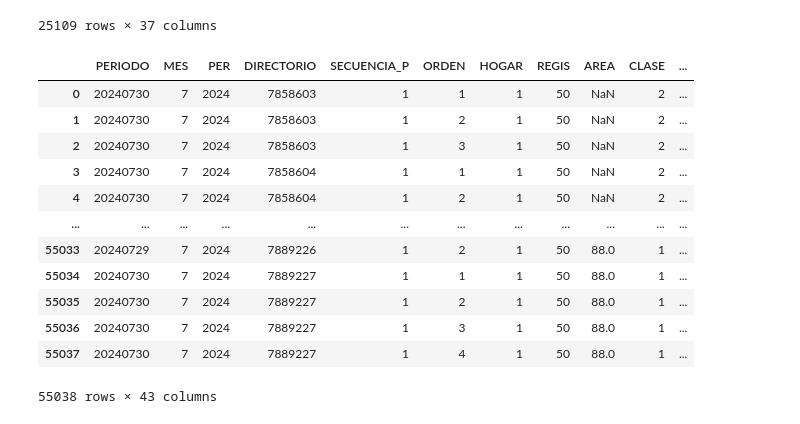
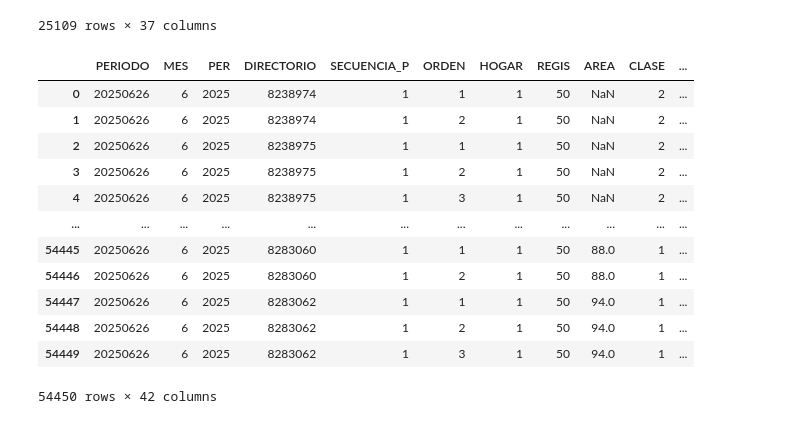
Before and after one commit to DanielaGiraldo2003/Electiva-1-analisis-de-datos, a Jupyter notebook: Notebooks/02 -GEIH24_manipulacion_tablas.ipynb, the cells around one changed output. Cells and saved outputs as stored; diff of their text form; code cells hidden in the pictures.

```diff
--- a/Notebooks/02 -GEIH24_manipulacion_tablas.ipynb
+++ b/Notebooks/02 -GEIH24_manipulacion_tablas.ipynb
@@ -79,24 +79,24 @@ df_No_ocupados
 25109 rows × 37 columns
 # %%
 #Leyendo los datos de la GEIH
-df_fuerza_trabajo = pd.read_csv('https://github.com/niconomist98/DataAnalyticsUQ/raw/refs/heads/main/Datos/GEIH2024/Fuerza%20de%20trabajo.CSV'
+df_fuerza_trabajo = pd.read_csv('https://github.com/niconomist98/DataAnalyticsUQ/raw/refs/heads/main/Datos/GEIH2025/Fuerza%20de%20trabajo.CSV'
                          ,encoding='latin',sep=';')
 
 df_fuerza_trabajo
 # %% [output]
 |  | PERIODO | MES | PER | DIRECTORIO | SECUENCIA_P | ORDEN | HOGAR | REGIS | AREA | CLASE | ... |
-| 0 | 20240730 | 7 | 2024 | 7858603 | 1 | 1 | 1 | 50 | NaN | 2 | ... |
-| 1 | 20240730 | 7 | 2024 | 7858603 | 1 | 2 | 1 | 50 | NaN | 2 | ... |
-| 2 | 20240730 | 7 | 2024 | 7858603 | 1 | 3 | 1 | 50 | NaN | 2 | ... |
-| 3 | 20240730 | 7 | 2024 | 7858604 | 1 | 1 | 1 | 50 | NaN | 2 | ... |
-| 4 | 20240730 | 7 | 2024 | 7858604 | 1 | 2 | 1 | 50 | NaN | 2 | ... |
+| 0 | 20250626 | 6 | 2025 | 8238974 | 1 | 1 | 1 | 50 | NaN | 2 | ... |
+| 1 | 20250626 | 6 | 2025 | 8238974 | 1 | 2 | 1 | 50 | NaN | 2 | ... |
+| 2 | 20250626 | 6 | 2025 | 8238975 | 1 | 1 | 1 | 50 | NaN | 2 | ... |
+| 3 | 20250626 | 6 | 2025 | 8238975 | 1 | 2 | 1 | 50 | NaN | 2 | ... |
+| 4 | 20250626 | 6 | 2025 | 8238975 | 1 | 3 | 1 | 50 | NaN | 2 | ... |
 | ... | ... | ... | ... | ... | ... | ... | ... | ... | ... | ... | ... |
-| 55033 | 20240729 | 7 | 2024 | 7889226 | 1 | 2 | 1 | 50 | 88.0 | 1 | ... |
-| 55034 | 20240730 | 7 | 2024 | 7889227 | 1 | 1 | 1 | 50 | 88.0 | 1 | ... |
-| 55035 | 20240730 | 7 | 2024 | 7889227 | 1 | 2 | 1 | 50 | 88.0 | 1 | ... |
-| 55036 | 20240730 | 7 | 2024 | 7889227 | 1 | 3 | 1 | 50 | 88.0 | 1 | ... |
-| 55037 | 20240730 | 7 | 2024 | 7889227 | 1 | 4 | 1 | 50 | 88.0 | 1 | ... |
+| 54445 | 20250626 | 6 | 2025 | 8283060 | 1 | 1 | 1 | 50 | 88.0 | 1 | ... |
+| 54446 | 20250626 | 6 | 2025 | 8283060 | 1 | 2 | 1 | 50 | 88.0 | 1 | ... |
+| 54447 | 20250626 | 6 | 2025 | 8283062 | 1 | 1 | 1 | 50 | 94.0 | 1 | ... |
+| 54448 | 20250626 | 6 | 2025 | 8283062 | 1 | 2 | 1 | 50 | 94.0 | 1 | ... |
+| 54449 | 20250626 | 6 | 2025 | 8283062 | 1 | 3 | 1 | 50 | 94.0 | 1 | ... |
-55038 rows × 43 columns
+54450 rows × 42 columns
 # %%
 #Nueva celda para el ejemplo del commit
 df_ocupados.head
```
Also changed, not shown: parts of 14 cells of this notebook.
